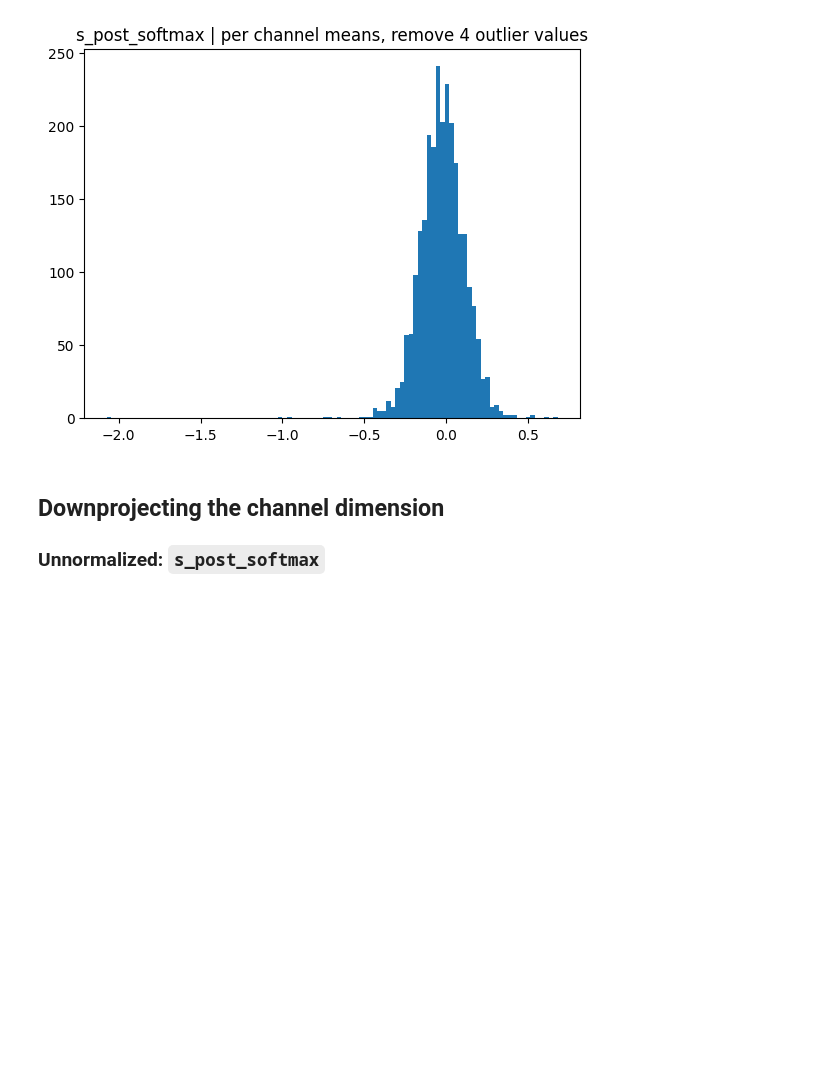
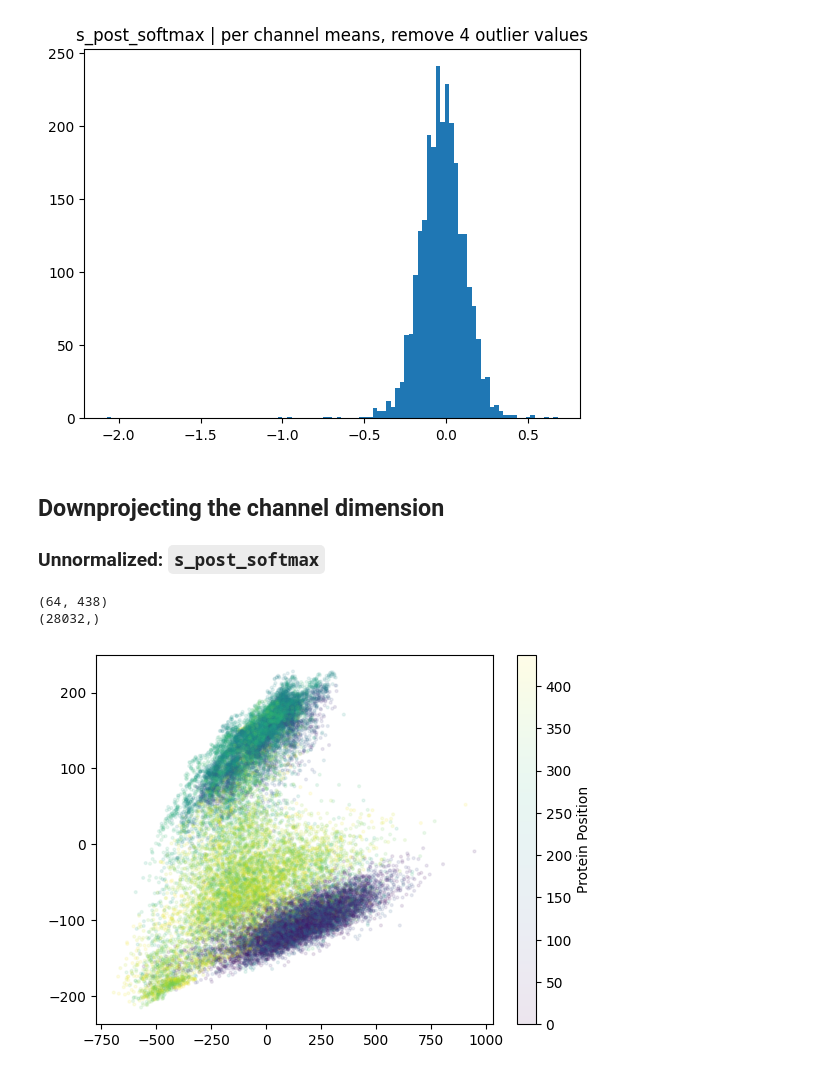
Before and after one commit to amyxlu/plaid-dev-distributed, a Jupyter notebook: notebooks/30_examine_intermediate_latents.ipynb, the cells around one changed output. Cells and saved outputs as stored; diff of their text form; code cells hidden in the pictures; blank space fills up the shorter version.

```diff
--- a/notebooks/30_examine_intermediate_latents.ipynb
+++ b/notebooks/30_examine_intermediate_latents.ipynb
@@ -129,3 +129,16 @@ Text(0.5, 1.0, 's_post_softmax | per channel means, remove 4 outlier values')
 from sklearn.decomposition import PCA
 pca = PCA(n_components=2)
 s_post_softmax = intermediates['s_post_softmax'].cpu().numpy()
+# %%
+carr = np.broadcast_to(np.arange(s_post_softmax.shape[1])[None, :], s_post_softmax.shape[:2])
+print(carr.shape)
+carr = carr.reshape(-1)
+print(carr.shape)
+
+plt.scatter(out[:, 0], out[:, 1], alpha=0.1, s=4, c=carr)
+cbar = plt.colorbar()
+cbar.set_label("Protein Position")
+# %% [output]
+(64, 438)
+(28032,)
+[figure, added]
```
Also changed, not shown: parts of 6 cells of this notebook, 5 other files.
